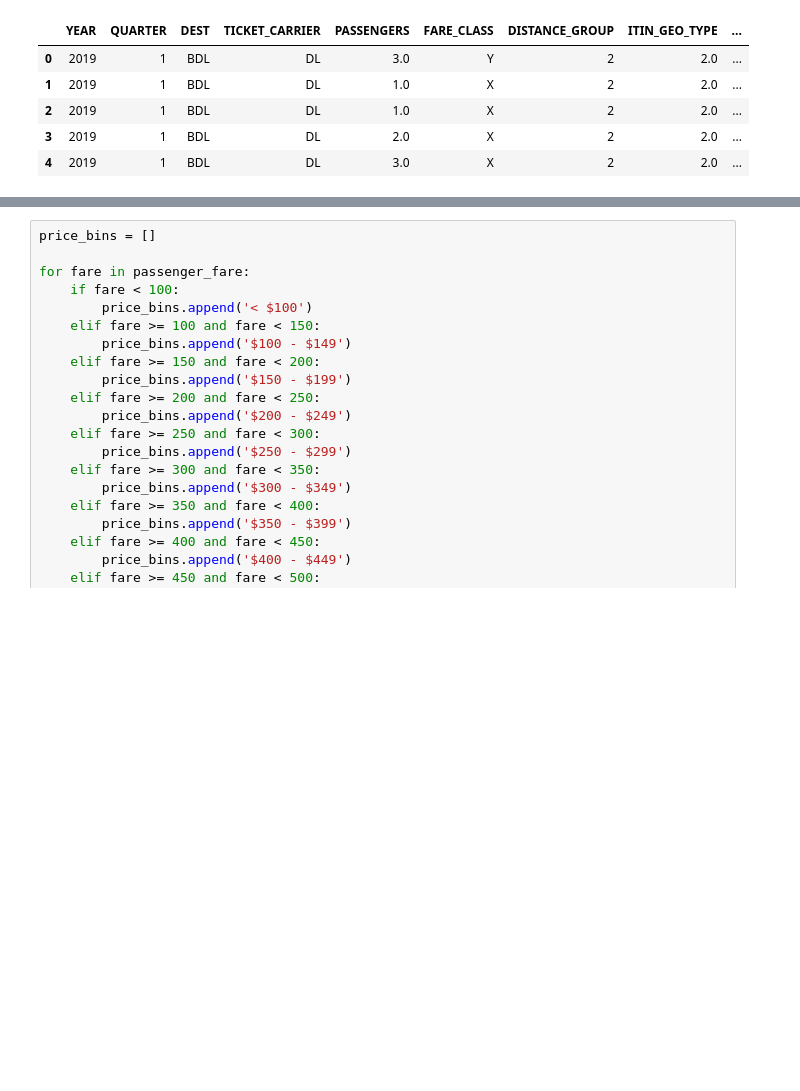
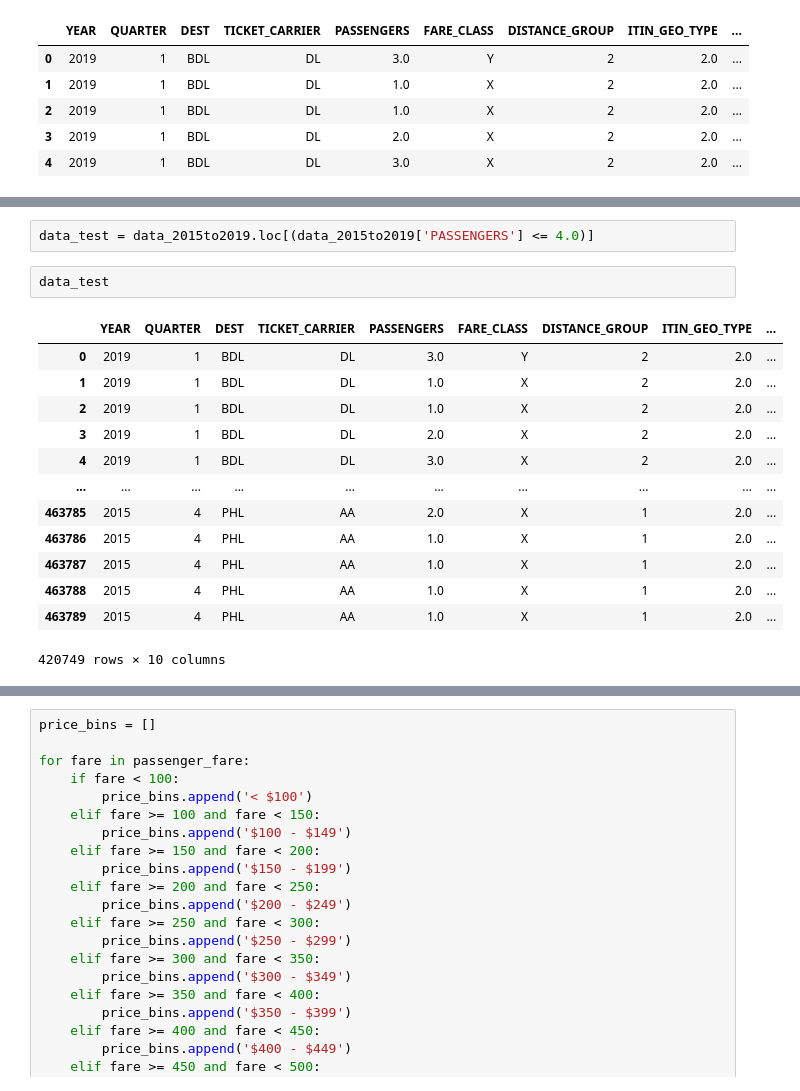
Before and after one commit to asdemonet/where-can-we-go, a Jupyter notebook: Machine_Learning_Pricing/Model 2.0 - Neural_Network.ipynb, the cells around one changed output, grey strips where cells are left out. Saved outputs shown, nothing was run; the diff lists cells and outputs as text; blank space fills up the shorter version.

```diff
--- a/Machine_Learning_Pricing/Model 2.0 - Neural_Network.ipynb
+++ b/Machine_Learning_Pricing/Model 2.0 - Neural_Network.ipynb
@@ -73 +135,19 @@ data_2015to2019['ITIN_FARE'].max()
+# %%
+data_test = data_2015to2019.loc[(data_2015to2019['PASSENGERS'] <= 4.0)]
+# %%
+data_test
+# %% [output]
+|  | YEAR | QUARTER | DEST | TICKET_CARRIER | PASSENGERS | FARE_CLASS | DISTANCE_GROUP | ITIN_GEO_TYPE | ... |
+| 0 | 2019 | 1 | BDL | DL | 3.0 | Y | 2 | 2.0 | ... |
+| 1 | 2019 | 1 | BDL | DL | 1.0 | X | 2 | 2.0 | ... |
+| 2 | 2019 | 1 | BDL | DL | 1.0 | X | 2 | 2.0 | ... |
+| 3 | 2019 | 1 | BDL | DL | 2.0 | X | 2 | 2.0 | ... |
+| 4 | 2019 | 1 | BDL | DL | 3.0 | X | 2 | 2.0 | ... |
+| ... | ... | ... | ... | ... | ... | ... | ... | ... | ... |
+| 463785 | 2015 | 4 | PHL | AA | 2.0 | X | 1 | 2.0 | ... |
+| 463786 | 2015 | 4 | PHL | AA | 1.0 | X | 1 | 2.0 | ... |
+| 463787 | 2015 | 4 | PHL | AA | 1.0 | X | 1 | 2.0 | ... |
+| 463788 | 2015 | 4 | PHL | AA | 1.0 | X | 1 | 2.0 | ... |
+| 463789 | 2015 | 4 | PHL | AA | 1.0 | X | 1 | 2.0 | ... |
+420749 rows × 10 columns
 # %%
```
Also changed, not shown: parts of 28 cells of this notebook.
